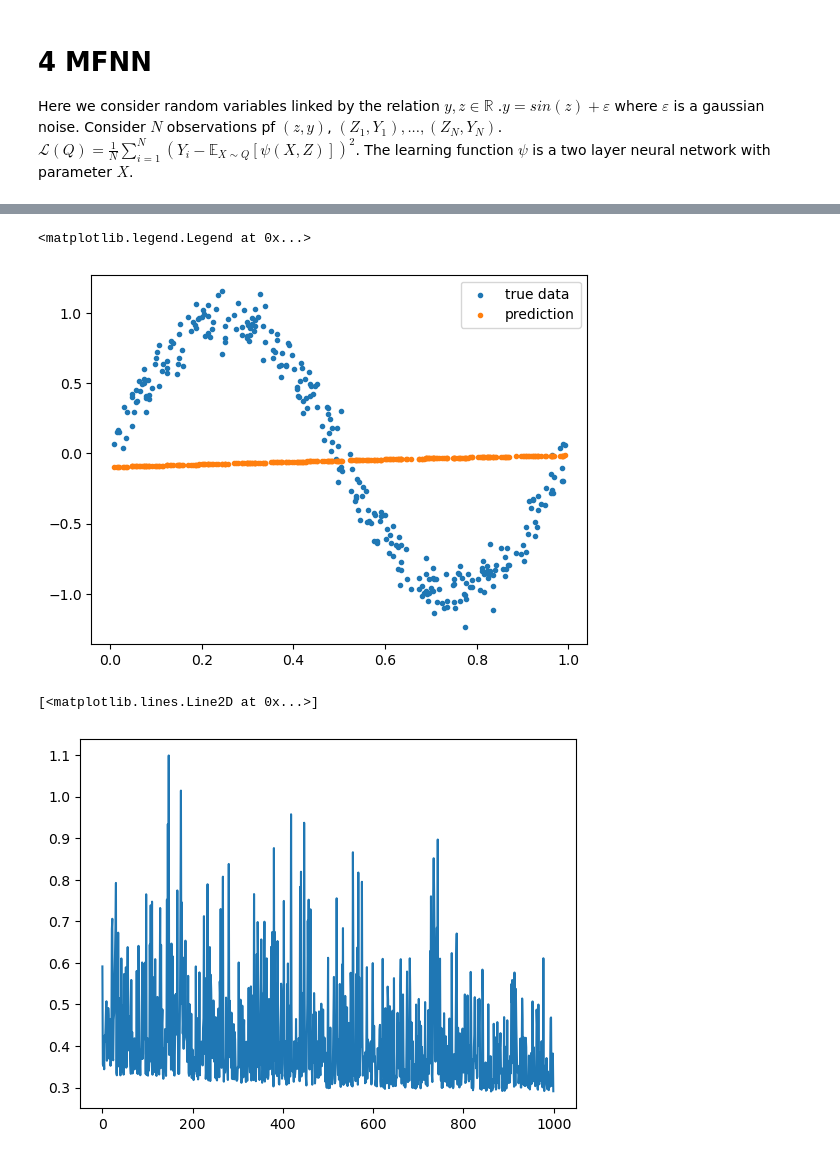
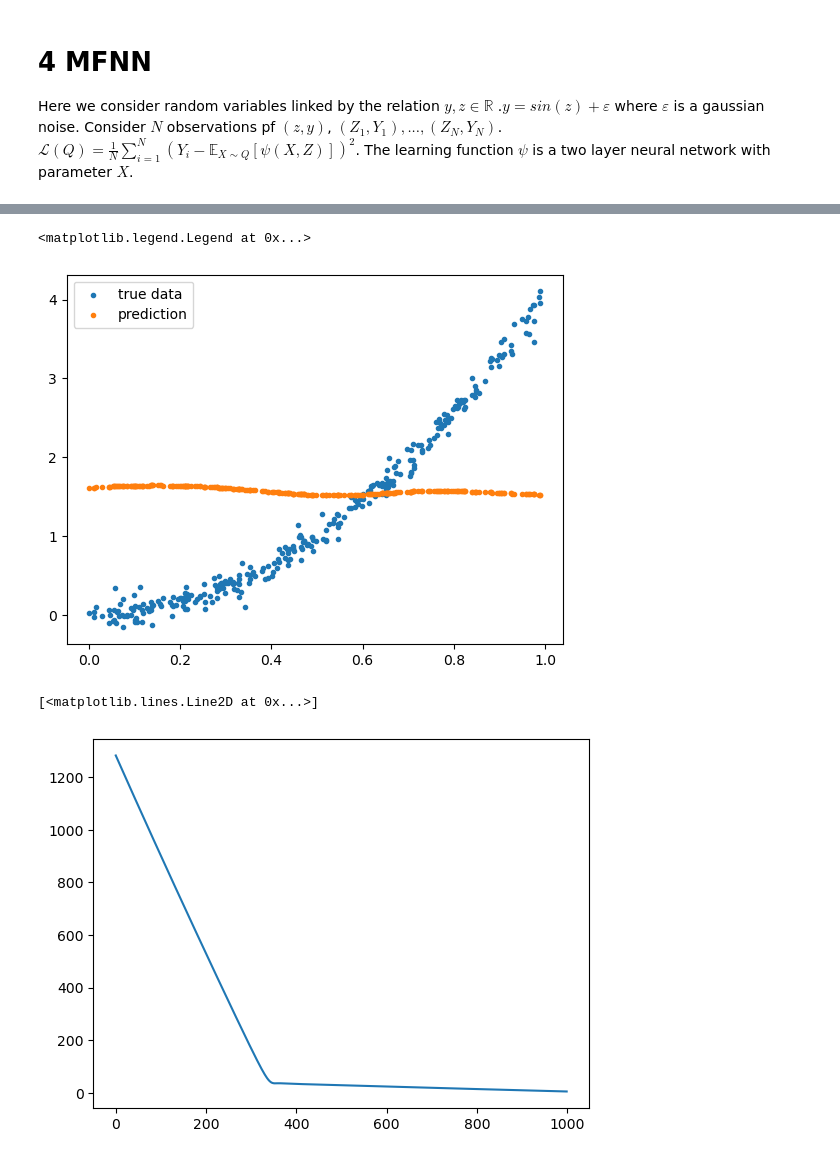
Before and after one commit to congyewang/kgd-code, a Jupyter notebook: vi_notebook.ipynb, the cells around one changed output, grey strips where cells are left out. Saved outputs shown, nothing was run; the diff lists cells and outputs as text; code cells hidden in the pictures.

```diff
--- a/vi_notebook.ipynb
+++ b/vi_notebook.ipynb
@@ -182,7 +144,7 @@ def generate_data(key, s, N, noise_std=0.1):
 
     #explanation function
     def f(z):
-        return jnp.sin(2 * jnp.pi * z[:,0])#, 0]) + 0.5 * Z[:, 1]**2 - jnp.exp(-Z[:, 2])
+        return (z*2)**2 #jnp.sin(2 * jnp.pi * z[:,0])#, 0]) + 0.5 * Z[:, 1]**2 - jnp.exp(-Z[:, 2])
 
     Y_clean = f(Z)
 
@@ -196,4 +158,4 @@ N = 300
 s=1 #input dimension
 key_data = random.PRNGKey(8)
 Z,Y = generate_data(key_data,s, N, noise_std=0.1) # put more noise
-#plt.plot(Z,Y,".")
+plt.plot(Z,Y,".")
@@ -200,9 +165,10 @@ Z,Y = generate_data(key_data,s, N, noise_std=0.1) # put more noise
 # %%
 kernel_name = "IMQ"
 c = jnp.array(1.0)
-b = 1/2.0
+b = 1/2
+ell = 2.0
 def k(x,y):
-    return (c**2 + (x-y).dot(x-y))**(-b)
+    return (c**2 + (x-y).dot(x-y)/ell)**(-b)
     #return jnp.dot(x,y)
 # scale = 1
 # k = lambda x, y: jnp.exp(-((x-y).dot(x-y)/scale**2))
@@ -215,7 +181,7 @@ def q_0(x):
 def esp_forward(X, z):
     E = jnp.mean(jit(vmap(lambda x : model.apply(unravel_fn(x), z)))(X))
     return E
-gamma = 10
+gamma = 1000
 def L(X):
     n = len(X)
     Esp_forward = vmap(lambda z: esp_forward(X, z))(Z)
@@ -223,7 +189,7 @@ def L(X):
 
 
 key = random.PRNGKey(0)
-hidden_dim = 2
+hidden_dim = 1
 model = f.MLP(hidden_dims=[hidden_dim], output_dim=1)
 
 params = model.init(key, jnp.ones((s,)))
@@ -237,17 +203,18 @@ esp_forward = jit(esp_forward)
 L = jit(L)
 
 learning_rate = 1e-5
-VI = VariationalInference(q_0, L, k, d,[20,20],"elu", learning_rate)
+VI = VariationalInference(q_0, L, k, d,[20,20,20],"elu", learning_rate)
 # %%
 T = 1000
 n = 100
 
 
 key = random.PRNGKey(1)
-Theta,Loss = VI.run(T,key,1000)
+Theta,Loss,positions = VI.run(T,key,1000)
 theta_fin = Theta[-1]
 
-W_fin = random.normal(random.PRNGKey(2), (100, d))
+W_fin = random.uniform(random.PRNGKey(2), shape=(n, 4),minval = -7.0,maxval=7.0)#random.normal(random.PRNGKey(2), (n, d))
 X_fin = vmap(lambda w : VI.model_T(w))(W_fin)
+XX_fin = positions[-1]
 # %% [output]
 0
@@ -268,12 +252,12 @@ plt.scatter(Z,Y_hat,label = "prediction",marker = ".")
 plt.legend()
 # %% [output]
 <matplotlib.legend.Legend at 0x...>
-[figure, old version]
+[figure, new version]
 # %%
-plt.plot(Loss)
+plt.plot(Loss[:])
 # %% [output]
 [<matplotlib.lines.Line2D at 0x...>]
-[figure, old version]
+[figure, new version]
 # %%
 F_P = f.F_P(q_0, L)
 k_pq = f.GradientKernel(VI.S_PQ,k)
```
Also changed, not shown: parts of 9 cells of this notebook, 15 other files.
